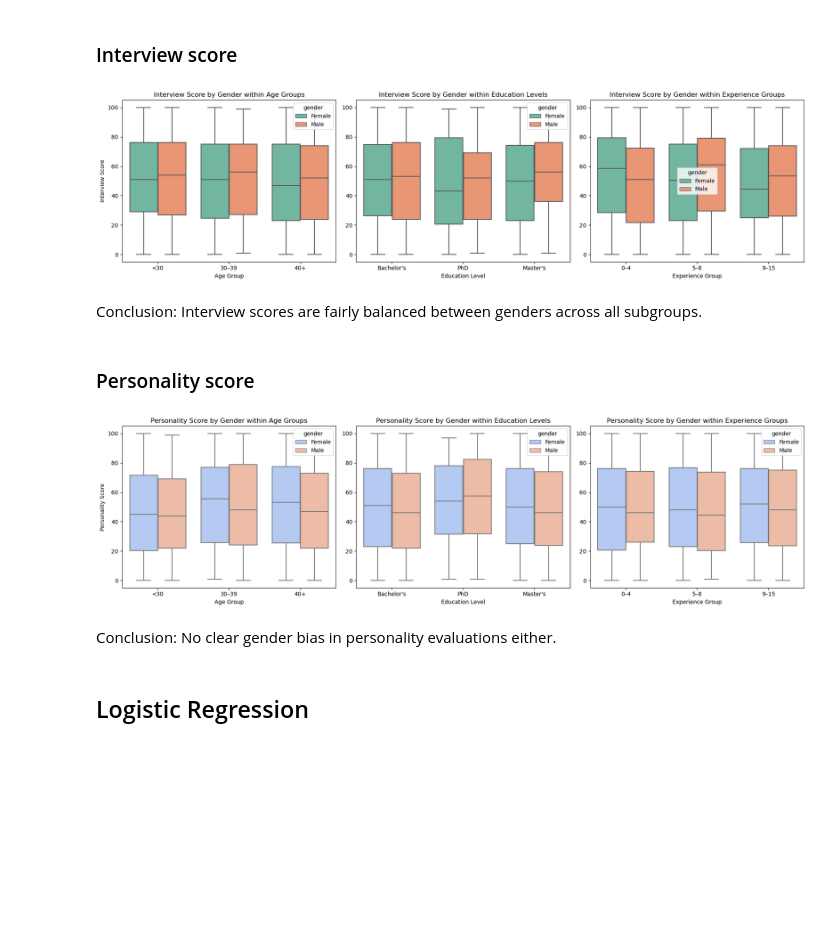
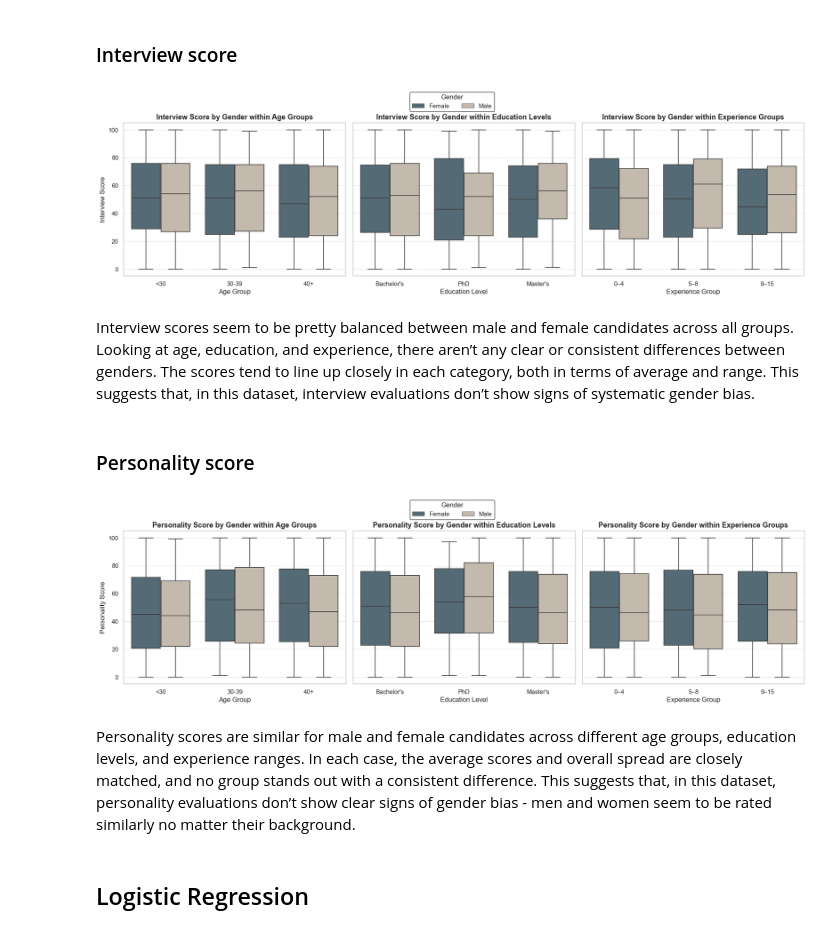
Before and after one commit to tanyadimitrova37/data_science_project, a Jupyter notebook: notebooks/main_analysis.ipynb, the cells around one changed output. Saved outputs shown, nothing was run; the diff lists cells and outputs as text; code cells hidden in the pictures; blank space fills up the shorter version.

```diff
--- a/notebooks/main_analysis.ipynb
+++ b/notebooks/main_analysis.ipynb
@@ -33,5 +47,5 @@ True
 # %%
-df = pd.read_csv('data/cleaned_recruitment_data.csv')
+df = pd.read_csv('C:\\Users\\Aleksandar Stojcev\\Desktop\\Tanya DE\\Data Science 2025\\FINAL PROJECT\\data\\cleaned_recruitment_data.csv')
 # %%
 df
 # %% [output]
@@ -76,5 +109,2 @@ The hiring rates for male and female candidates are almost identical, with less
 # %% [markdown]
 ### Across age groups (20-50)
-# %%
-df['hiring_decision'] = df['hiring_decision'].map({'Hired': 1, 'Not Hired': 0})
-df['age_group'] = pd.cut(df['age'], bins = [19, 29, 39, 50], labels =['<30', '30–39', '40+'])
@@ -101,0 +113,3 @@ Males are hired slightly more often than females in the under 40 categories. In
+# %%
+df['hiring_decision'] = df['hiring_decision'].map({'Hired': 1, 'Not Hired': 0})
+df['age_group'] = pd.cut(df['age'], bins = [19, 29, 39, 50], labels = ['<30', '30-39', '40+'])
@@ -200,60 +271,90 @@ No obvious evidence of systematic gender bias in skill scoring by experience lev
 # %% [markdown]
 ### Interview score
 # %%
-fig, axes = plt.subplots(1, 3, figsize=(18, 5))
+# Style settings
+sns.set_theme(style="whitegrid")
+
+fig, axes = plt.subplots(1, 3, figsize=(18, 5), sharey=True)
 
 # Interview score by gender within age groups
-sns.boxplot(data=df, x='age_group', y='interview_score', hue='gender', ax=axes[0], palette='Set2')
-axes[0].set_title("Interview Score by Gender within Age Groups")
+sns.boxplot(data=df, x='age_group', y='interview_score', hue='gender',palette=palette_gender, hue_order=['Female', 'Male'],ax=axes[0], linewidth=1.2)
+axes[0].set_title("Interview Score by Gender within Age Groups", fontsize=13, weight='bold')
 axes[0].set_xlabel("Age Group")
 axes[0].set_ylabel("Interview Score")
+axes[0].grid(True, axis='y', linestyle='--', alpha=0.6)
 
 # Interview score by gender within education level
-sns.boxplot(data=df, x='education_level', y='interview_score', hue='gender', ax=axes[1], palette='Set2')
-axes[1].set_title("Interview Score by Gender within Education Levels")
+sns.boxplot(data=df, x='education_level', y='interview_score', hue='gender',palette=palette_gender, hue_order=['Female', 'Male'],ax=axes[1], linewidth=1.2)
+axes[1].set_title("Interview Score by Gender within Education Levels", fontsize=13, weight='bold')
 axes[1].set_xlabel("Education Level")
 axes[1].set_ylabel("")
+axes[1].grid(True, axis='y', linestyle='--', alpha=0.6)
 
 # Interview score by gender within experience group
-sns.boxplot(data=df, x='experience_group', y='interview_score', hue='gender', ax=axes[2], palette='Set2')
-axes[2].set_title("Interview Score by Gender within Experience Groups")
+sns.boxplot(data=df, x='experience_group', y='interview_score', hue='gender',palette=palette_gender, hue_order=['Female', 'Male'],ax=axes[2], linewidth=1.2)
+axes[2].set_title("Interview Score by Gender within Experience Groups", fontsize=13, weight='bold')
 axes[2].set_xlabel("Experience Group")
 axes[2].set_ylabel("")
+axes[2].grid(True, axis='y', linestyle='--', alpha=0.6)
 
-plt.tight_layout()
+for ax in axes:
+    leg = ax.get_legend()
+    if leg: ax.legend_.remove()
+handles, labels = axes[0].get_legend_handles_labels()
+fig.legend(
+    handles, labels, title="Gender", loc="upper center",
+    bbox_to_anchor=(0.5, 1.07), ncol=2, frameon=True, edgecolor='black'
+)
+
+plt.tight_layout(rect=[0, 0, 1, 0.98])
 plt.show()
 # %% [output]
-[figure, old version]
+[figure, new version]
 # %% [markdown]
-Conclusion: Interview scores are fairly balanced between genders across all subgroups.
+Interview scores seem to be pretty balanced between male and female candidates across all groups. Looking at age, education, and experience, there aren’t any clear or consistent differences between genders. The scores tend to line up closely in each category, both in terms of average and range. This suggests that, in this dataset, interview evaluations don’t show signs of systematic gender bias.
 # %% [markdown]
 ### Personality score
 # %%
-fig, axes = plt.subplots(1, 3, figsize=(18, 5))
+sns.set_theme(style="whitegrid")
+
+fig, axes = plt.subplots(1, 3, figsize=(18, 5), sharey=True)
 
 # Personality score by gender within age groups
-sns.boxplot(data=df, x='age_group', y='personality_score', hue='gender', ax=axes[0], palette='coolwarm')
-axes[0].set_title("Personality Score by Gender within Age Groups")
+sns.boxplot(data=df, x='age_group', y='personality_score', hue='gender',palette=palette_gender, hue_order=['Female', 'Male'],ax=axes[0], linewidth=1.2)
+axes[0].set_title("Personality Score by Gender within Age Groups", fontsize=13, weight='bold')
 axes[0].set_xlabel("Age Group")
 axes[0].set_ylabel("Personality Score")
+axes[0].grid(True, axis='y', linestyle='--', alpha=0.6)
 
 # Personality score by gender within education level
-sns.boxplot(data=df, x='education_level', y='personality_score', hue='gender', ax=axes[1], palette='coolwarm')
-axes[1].set_title("Personality Score by Gender within Education Levels")
+sns.boxplot(data=df, x='education_level', y='personality_score', hue='gender',palette=palette_gender, hue_order=['Female', 'Male'],ax=axes[1], linewidth=1.2)
+axes[1].set_title("Personality Score by Gender within Education Levels", fontsize=13, weight='bold')
 axes[1].set_xlabel("Education Level")
 axes[1].set_ylabel("")
+axes[1].grid(True, axis='y', linestyle='--', alpha=0.6)
 
 # Personality score by gender within experience group
-sns.boxplot(data=df, x='experience_group', y='personality_score', hue='gender', ax=axes[2], palette='coolwarm')
-axes[2].set_title("Personality Score by Gender within Experience Groups")
+sns.boxplot(data=df, x='experience_group', y='personality_score', hue='gender',palette=palette_gender, hue_order=['Female', 'Male'],ax=axes[2], linewidth=1.2)
+axes[2].set_title("Personality Score by Gender within Experience Groups", fontsize=13, weight='bold')
 axes[2].set_xlabel("Experience Group")
 axes[2].set_ylabel("")
+axes[2].grid(True, axis='y', linestyle='--', alpha=0.6)
 
-plt.tight_layout()
+# Remove duplicate legends
+for ax in axes:
+    leg = ax.get_legend()
+    if leg: ax.legend_.remove()
+handles, labels = axes[0].get_legend_handles_labels()
+fig.legend(
+    handles, labels, title="Gender", loc="upper center",
+    bbox_to_anchor=(0.5, 1.07), ncol=2, frameon=True, edgecolor='black'
+)
+
+plt.tight_layout(rect=[0, 0, 1, 0.98])
 plt.show()
 # %% [output]
-[figure, old version]
+[figure, new version]
 # %% [markdown]
- Conclusion: No clear gender bias in personality evaluations either.
+Personality scores are similar for male and female candidates across different age groups, education levels, and experience ranges. In each case, the average scores and overall spread are closely matched, and no group stands out with a consistent difference. This suggests that, in this dataset, personality evaluations don’t show clear signs of gender bias - men and women seem to be rated similarly no matter their background.
 # %% [markdown]
 ## Logistic Regression
```
Also changed, not shown: parts of 75 cells of this notebook, 1 other file.
